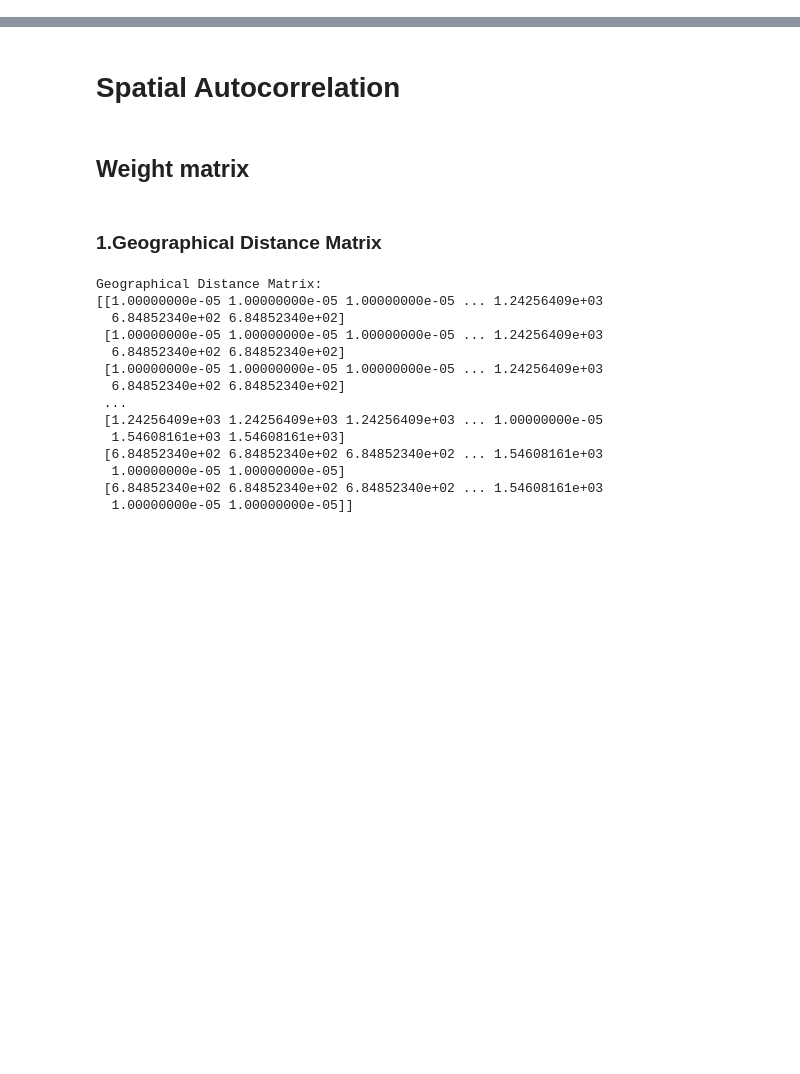
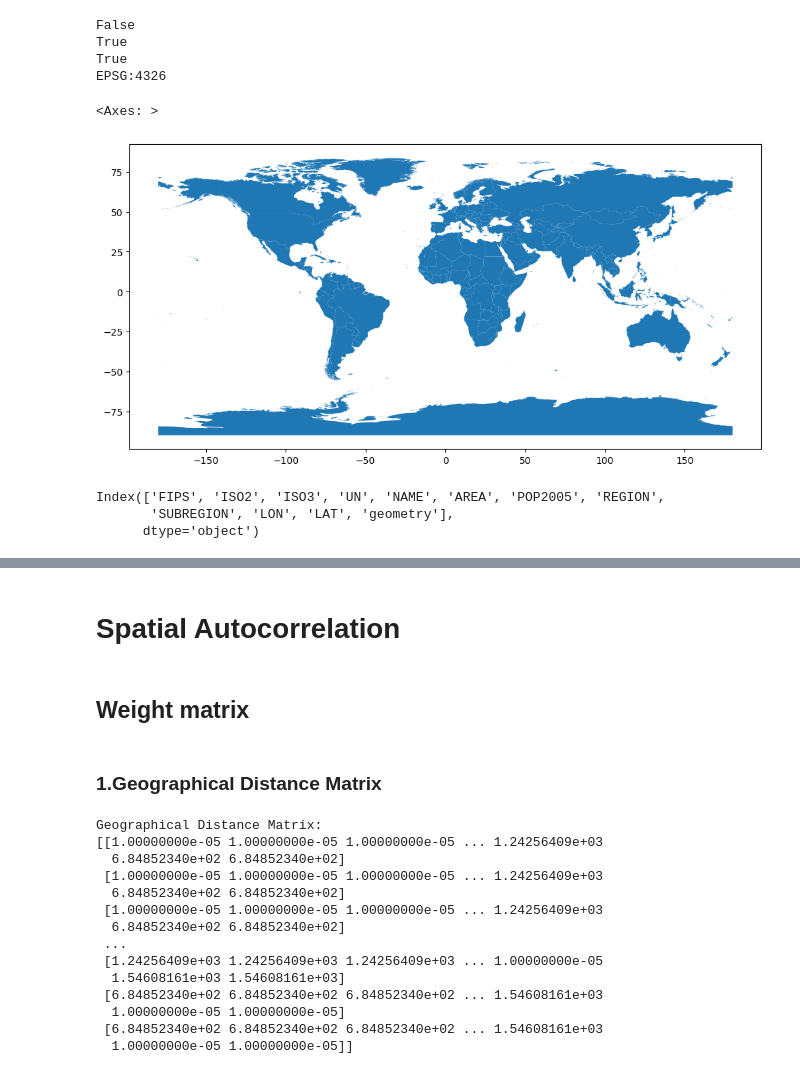
Before and after one commit to HumphreyHZ/CASA0004, a Jupyter notebook: Code.ipynb, the cells around one changed output, grey strips where cells are left out. Cells and saved outputs as stored; diff of their text form; code cells hidden in the pictures; blank space fills up the shorter version.

```diff
--- a/Code.ipynb
+++ b/Code.ipynb
@@ -120,0 +277,3 @@ data.to_csv('DE_Level.csv', index=False)
+# %%
+# Load Europe shapefile from an online resource
+world = gpd.read_file('world.gpkg')
@@ -120,0 +284,16 @@ data.to_csv('DE_Level.csv', index=False)
+# %%
+print(isinstance(world.geometry, str))
+print(isinstance(world.geometry, pd.Series))
+print(isinstance(world.geometry, gpd.GeoSeries))
+print(world.crs)
+# %% [output]
+False
+True
+True
+EPSG:4326
+# %%
+world2 = world.to_crs('epsg:4326')
+world2.plot(figsize=(12,8))
+# %% [output]
+<Axes: >
+[figure, added]
@@ -120,0 +309,6 @@ data.to_csv('DE_Level.csv', index=False)
+# %%
+print(europe.columns)
+# %% [output]
+Index(['FIPS', 'ISO2', 'ISO3', 'UN', 'NAME', 'AREA', 'POP2005', 'REGION',
+       'SUBREGION', 'LON', 'LAT', 'geometry'],
+      dtype='object')
```
Also changed, not shown: parts of 46 cells of this notebook.
